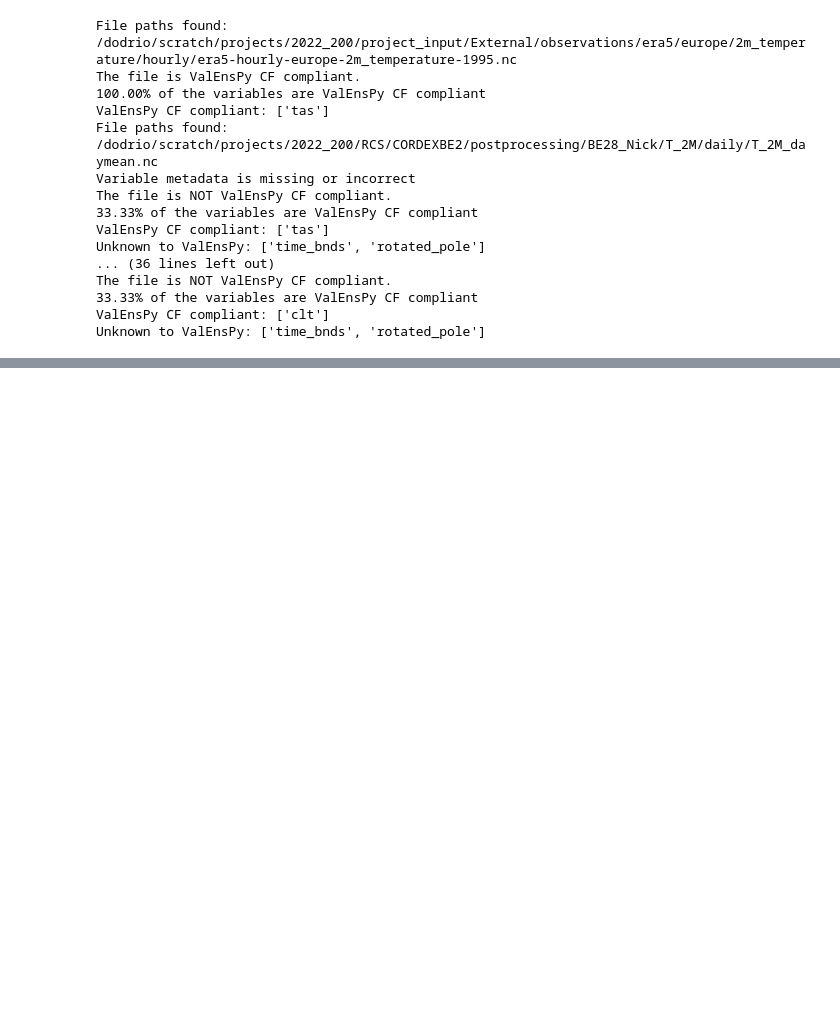
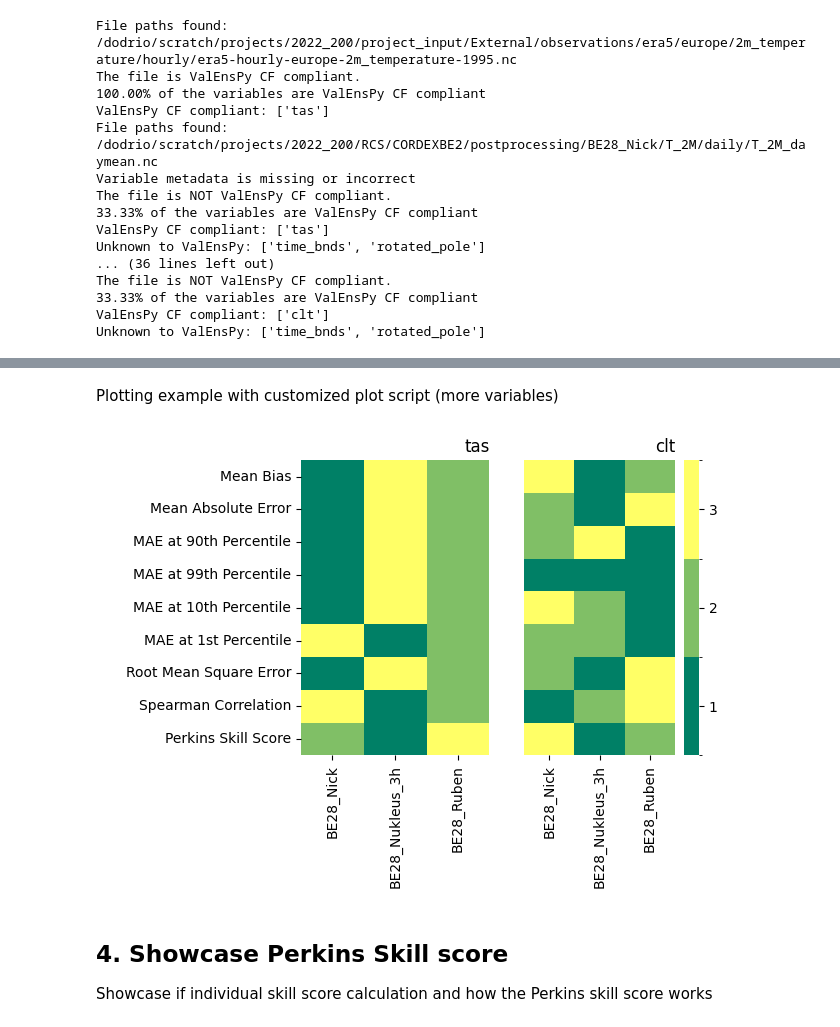
Before and after one commit to CORDEX-be2/ValEnsPy, a Jupyter notebook: examples/skill_scores.ipynb, the cells around one changed output, grey strips where cells are left out. Cells and saved outputs as stored; diff of their text form; code cells hidden in the pictures; blank space fills up the shorter version.

```diff
--- a/examples/skill_scores.ipynb
+++ b/examples/skill_scores.ipynb
@@ -238,20 +172,26 @@ def get_ranks_metrics(df: pd.DataFrame):
 # %%
 ref_dataset = 'ERA5'
-variables = ['tas', 'clt', ]
+variables = ['tas', 'clt']
 model = 'CCLM'
-# "EUR11_NU_TT_EC_TSO",
+
 experiments = [ "BE28_Nick", "BE28_Nukleus_3h", "BE28_Ruben"]
 
 d_df_metric_rank = {}
 d_df_metric = {}
+
 for variable in variables:
-    da_obs, d_da_mod =  load_point_exp_ref(variable, model, ref_dataset, experiments, point_coord)
+    da_obs, dt_mod =  load_point_exp_ref(variable, model, ref_dataset, experiments, point_coord)
 
-    df_metric = calc_metrics(experiments, d_da_mod, da_obs)
+    # name of csv file
+    # retrieve the dataset name from the da attribute in the datatree
+    dataset = dt_mod[list(dt_mod.groups)[1]][list(dt_mod[list(dt_mod.groups)[1]].keys())[0]].dataset
+    csv_path = f"../output/metrics_{point_id}_{variable}_{da_obs.dataset}_{dataset}_.csv"
+
+    df_metric      = calc_metrics(dt_mod, da_obs, save_csv=True)
     df_metric_rank = get_ranks_metrics(df_metric)
 
     d_df_metric_rank[variable] =  df_metric_rank
-    d_df_metric[variable] =  df_metric
+    d_df_metric[variable]      =  df_metric
 # %% [output]
 File paths found:
 /dodrio/scratch/projects/2022_200/project_input/External/observations/era5/europe/2m_temperature/hourly/era5-hourly-europe-2m_temperature-1995.nc
@@ -364,0 +213,28 @@ BE28_Ruben compared to ERA5
+# %% [markdown]
+ Plotting example with customized plot script (more variables)
+# %%
+
+
+fig, axes = plt.subplots(1,len(variables))
+axes = axes.flatten()
+
+for i,variable in enumerate(variables):
+    ax = axes[i]
+    df_metric = d_df_metric[variable]
+
+    if i == 0:
+        ax = plot_metric_ranking(df_metric, ax=ax, title=variable, plot_colorbar=False)
+        ax.set_ylabel(' ')
+
+    else:
+        ax = plot_metric_ranking(df_metric, ax=ax, title=variable, plot_colorbar=True)
+
+        ax.set_yticks([])
+
+fig.tight_layout()
+# %% [output]
+[figure, added]
+# %% [markdown]
+## 4. Showcase Perkins Skill score
+
+Showcase if individual skill score calculation and how the Perkins skill score works
```
Also changed, not shown: parts of 39 cells of this notebook, 3 other files.
